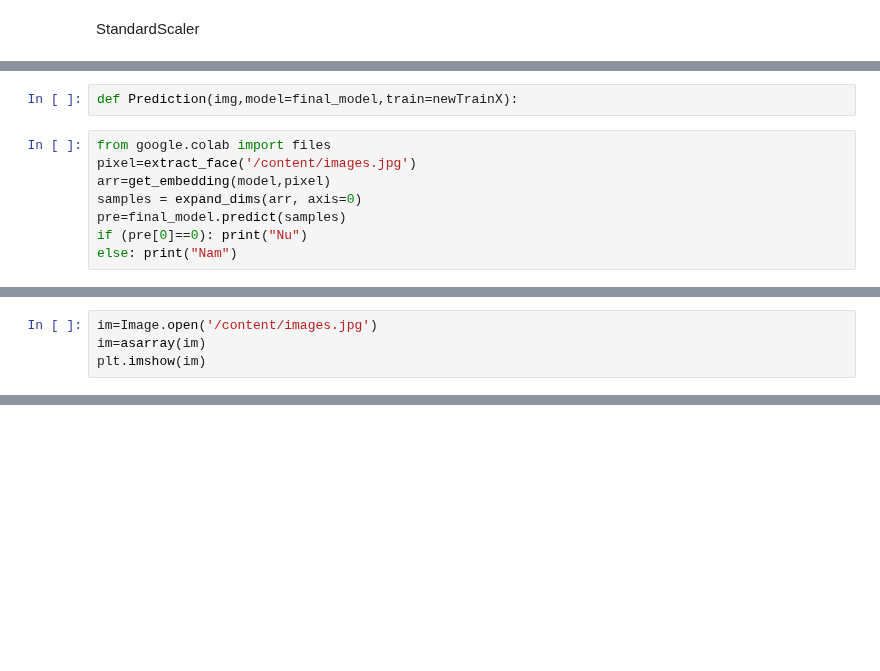
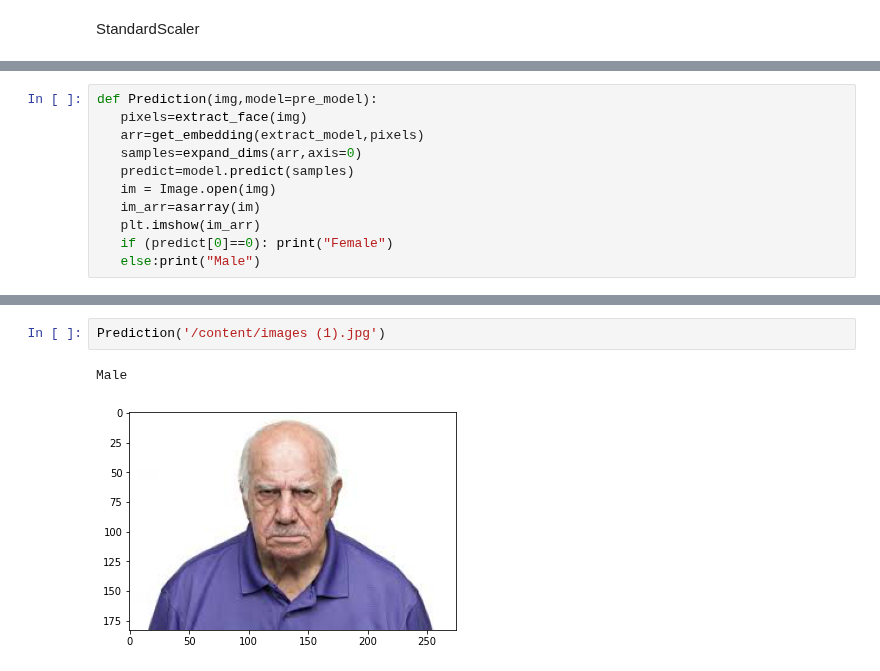
Before and after one commit to lephuocdat2000/-CS114.K21-, a Jupyter notebook: GenderClassification.ipynb, the cells around one changed output, grey strips where cells are left out. Cells and saved outputs as stored; diff of their text form; blank space fills up the shorter version.

```diff
--- a/GenderClassification.ipynb
+++ b/GenderClassification.ipynb
@@ -198,13 +176,3 @@ accuracy_score(trainY,predict_train)
 # %% [output]
 0.98
 0.98375
-# %%
-def Prediction(img,model=final_model,train=newTrainX):
-# %%
-from google.colab import files
-pixel=extract_face('/content/images.jpg')
-arr=get_embedding(model,pixel)
-samples = expand_dims(arr, axis=0)
-pre=final_model.predict(samples)
-if (pre[0]==0): print("Nu")
-else: print("Nam")
@@ -213,4 +178,0 @@ Nu
-# %%
-im=Image.open('/content/images.jpg')
-im=asarray(im)
-plt.imshow(im)
@@ -222,0 +179,11 @@ plt.imshow(im)
+# %%
+def Prediction(img,model=pre_model):
+   pixels=extract_face(img)
+   arr=get_embedding(extract_model,pixels)
+   samples=expand_dims(arr,axis=0)
+   predict=model.predict(samples)
+   im = Image.open(img)
+   im_arr=asarray(im)
+   plt.imshow(im_arr)
+   if (predict[0]==0): print("Female")
+   else:print("Male")
@@ -222,0 +196,5 @@ plt.imshow(im)
+# %%
+Prediction('/content/images (1).jpg')
+# %% [output]
+Male
+[figure, added]
```
Also changed, not shown: parts of 23 cells of this notebook.
